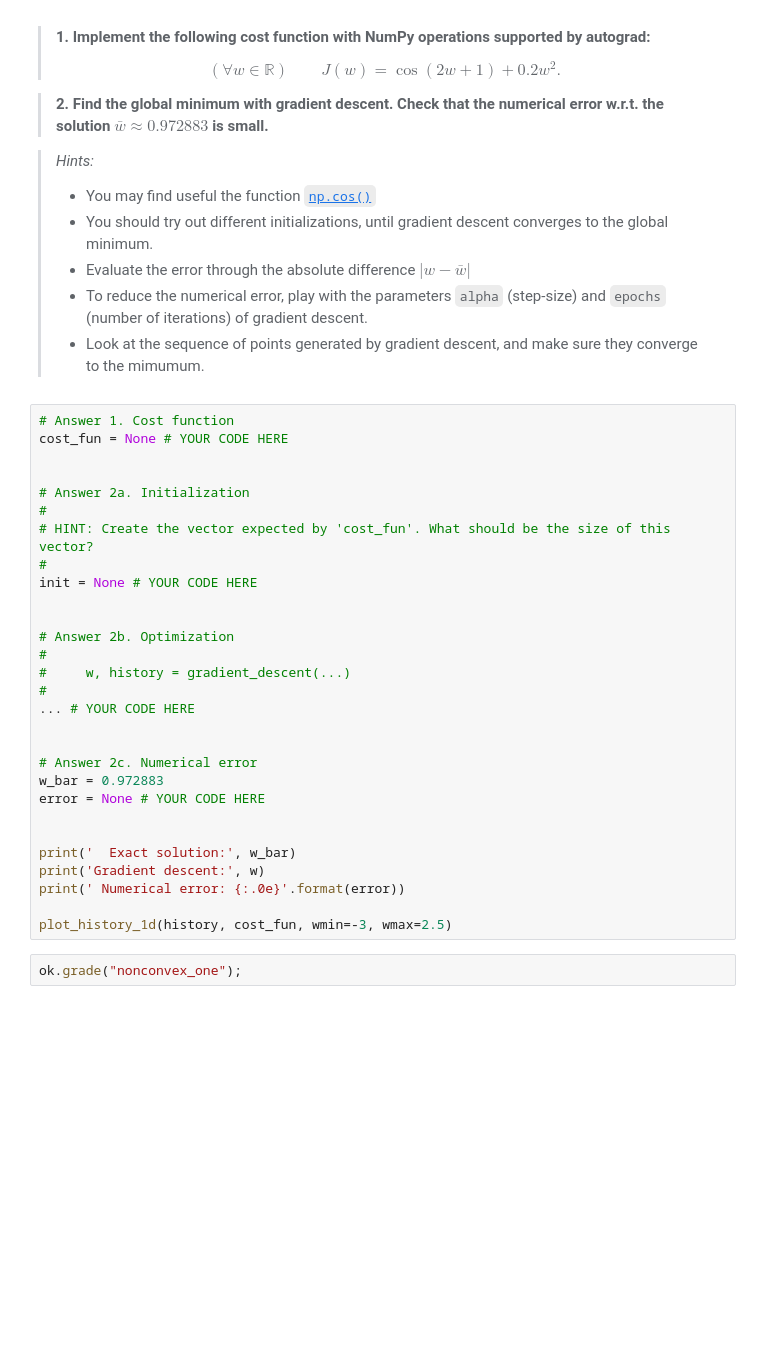
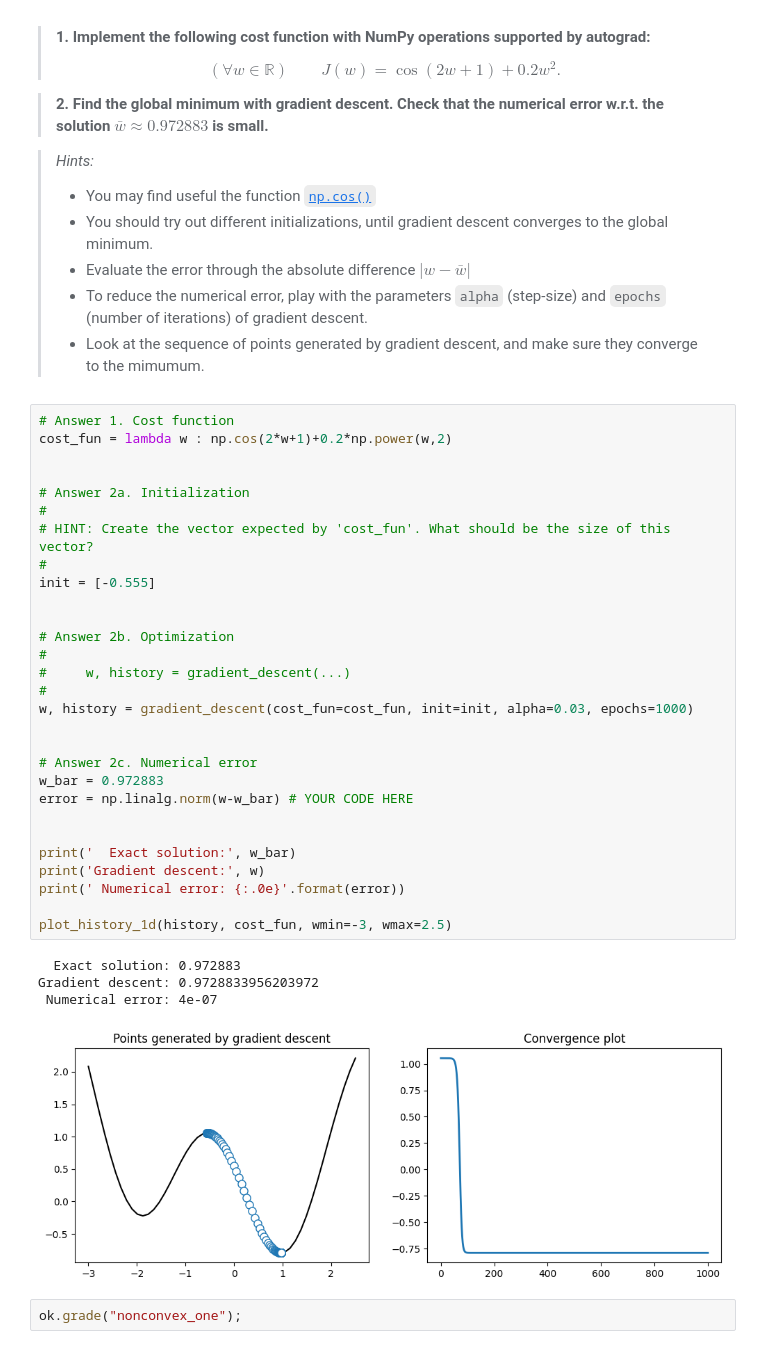
Before and after one commit to Aubert-Antoine/IGI-3013-Optimisation-et-introduction-IA, a Jupyter notebook: lab04/lab04.ipynb, the cells around one changed output. Cells and saved outputs as stored; diff of their text form; blank space fills up the shorter version.

```diff
--- a/lab04/lab04.ipynb
+++ b/lab04/lab04.ipynb
@@ -572,33 +568,38 @@ From an optimization standpoint, convex functions have a desirable property: all
 >  - Look at the sequence of points generated by gradient descent, and make sure they converge to the mimumum.
 # %%
 # Answer 1. Cost function
-cost_fun = None # YOUR CODE HERE
+cost_fun = lambda w : np.cos(2*w+1)+0.2*np.power(w,2)
 
 
 # Answer 2a. Initialization
 #
 # HINT: Create the vector expected by 'cost_fun'. What should be the size of this vector?
 #
-init = None # YOUR CODE HERE
+init = [-0.555]
 
 
 # Answer 2b. Optimization
 #
 #     w, history = gradient_descent(...)
 #
-... # YOUR CODE HERE
+w, history = gradient_descent(cost_fun=cost_fun, init=init, alpha=0.03, epochs=1000)
 
 
 # Answer 2c. Numerical error
 w_bar = 0.972883
-error = None # YOUR CODE HERE
+error = np.linalg.norm(w-w_bar) # YOUR CODE HERE
 
 
 print('  Exact solution:', w_bar)
 print('Gradient descent:', w)
 print(' Numerical error: {:.0e}'.format(error))
 
 plot_history_1d(history, cost_fun, wmin=-3, wmax=2.5)
+# %% [output]
+  Exact solution: 0.972883
+Gradient descent: 0.9728833956203972
+ Numerical error: 4e-07
+[figure, added]
 # %%
 ok.grade("nonconvex_one");
 # %% [markdown]
```
Also changed, not shown: parts of 8 cells of this notebook, 3 other files.
